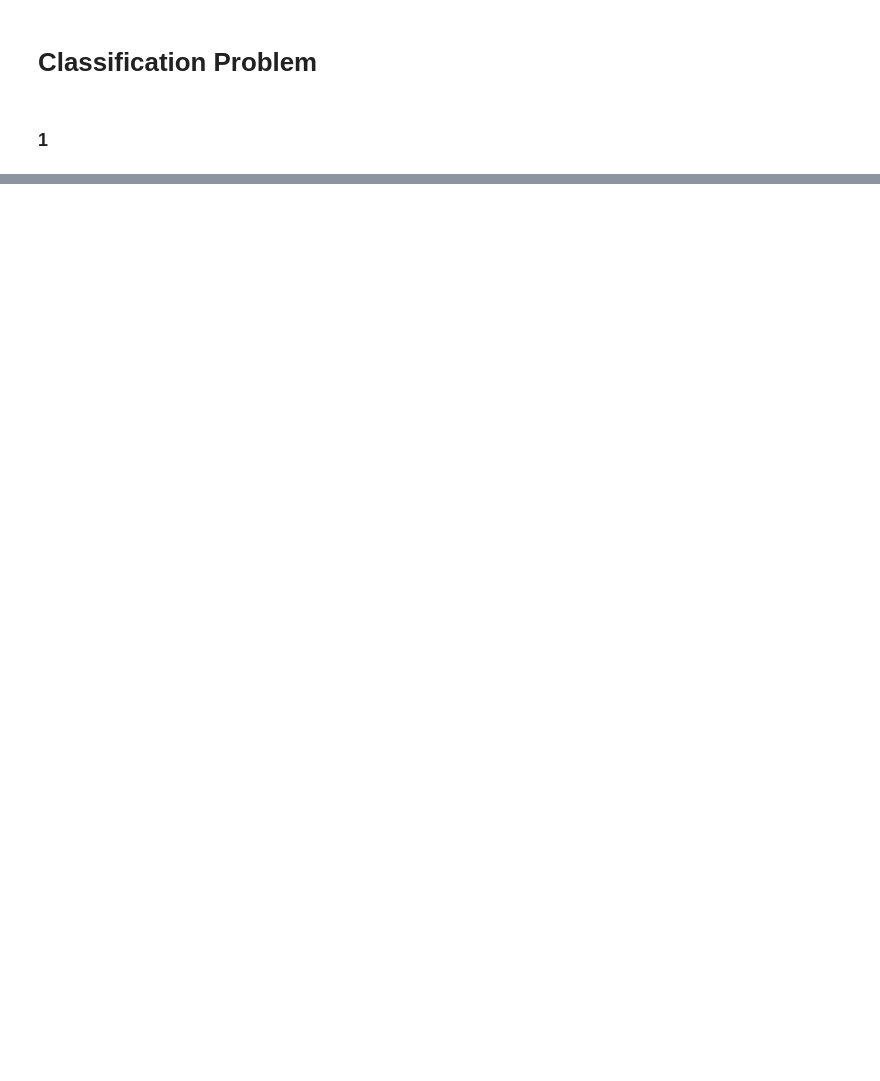
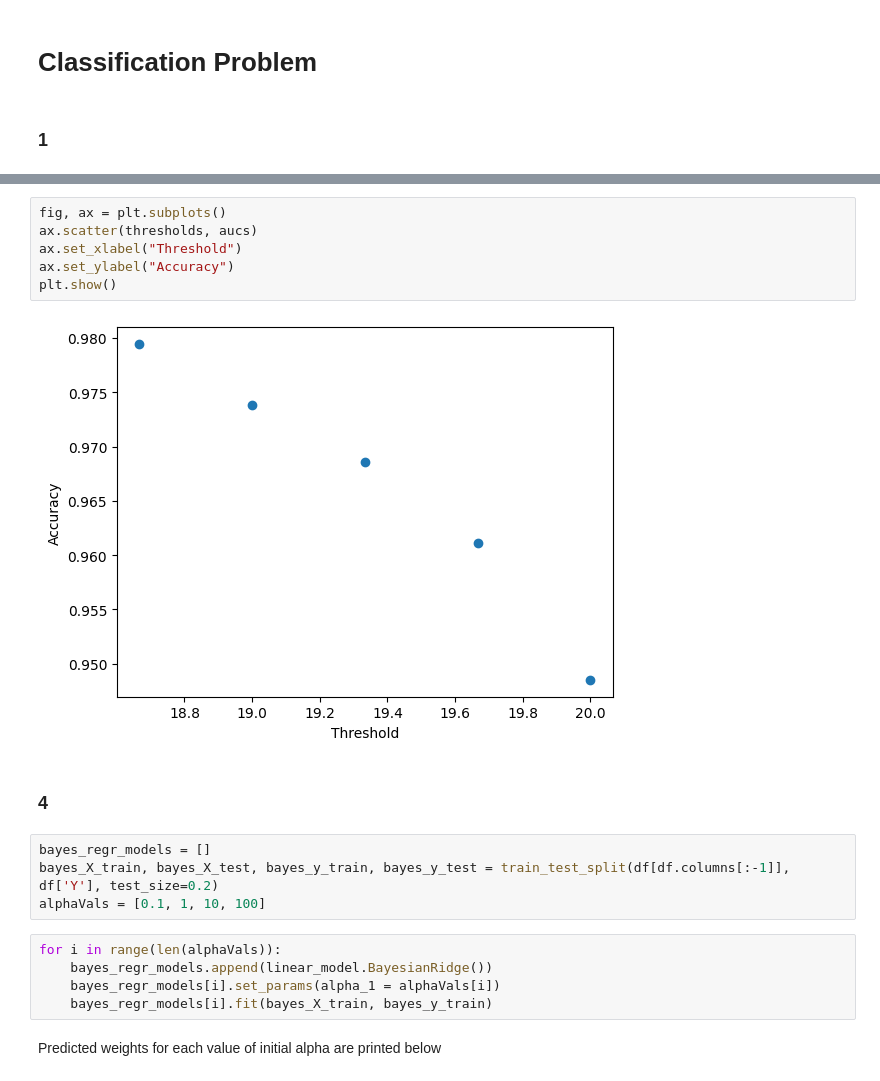
Before and after one commit to sheehy98/CS539_HW2, a Jupyter notebook: Homework2.ipynb, the cells around one changed output, grey strips where cells are left out. Saved outputs shown, nothing was run; the diff lists cells and outputs as text; blank space fills up the shorter version.

```diff
--- a/Homework2.ipynb
+++ b/Homework2.ipynb
@@ -220,0 +374,21 @@ The model build in Part 4 has a higher RMSE when checked using 10-fold cross val
+# %%
+fig, ax = plt.subplots()
+ax.scatter(thresholds, aucs)
+ax.set_xlabel("Threshold")
+ax.set_ylabel("Accuracy")
+plt.show()
+# %% [output]
+[figure, added]
+# %% [markdown]
+### 4
+# %%
+bayes_regr_models = []
+bayes_X_train, bayes_X_test, bayes_y_train, bayes_y_test = train_test_split(df[df.columns[:-1]], df['Y'], test_size=0.2)
+alphaVals = [0.1, 1, 10, 100]
+# %%
+for i in range(len(alphaVals)):
+    bayes_regr_models.append(linear_model.BayesianRidge())
+    bayes_regr_models[i].set_params(alpha_1 = alphaVals[i])
+    bayes_regr_models[i].fit(bayes_X_train, bayes_y_train)
+# %% [markdown]
+Predicted weights for each value of initial alpha are printed below
```
Also changed, not shown: parts of 43 cells of this notebook.
